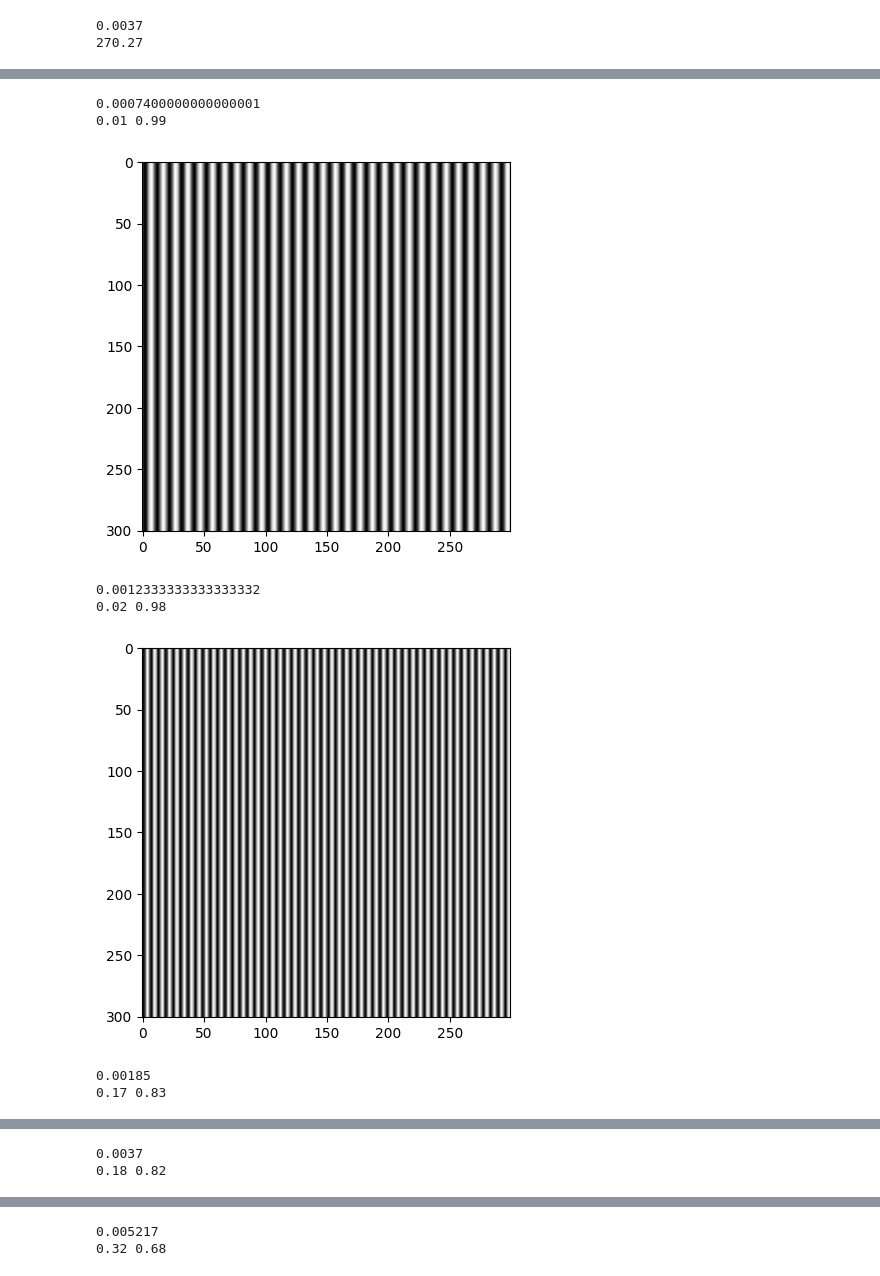
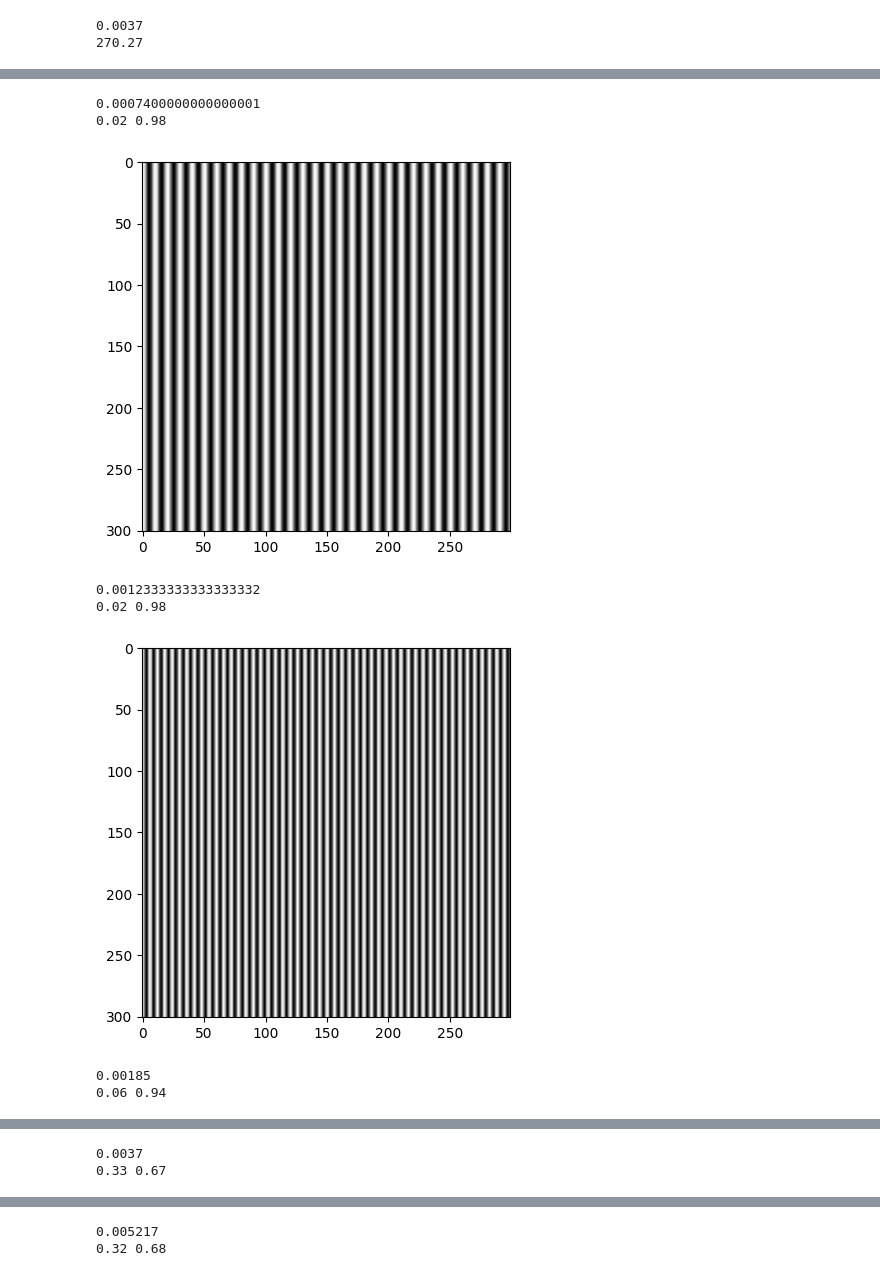
Before and after one commit to GongniR/Mag_2_semester, a Jupyter notebook: TechVision/PW_2/PW_2.ipynb, the cells around one changed output, grey strips where cells are left out. Saved outputs shown, nothing was run; the diff lists cells and outputs as text; code cells hidden in the pictures.

```diff
--- a/TechVision/PW_2/PW_2.ipynb
+++ b/TechVision/PW_2/PW_2.ipynb
@@ -40,10 +45,12 @@ def discretization(freq, phase):
         x += 1/fs
 
     get_image(y)
+    return y
 # %%
-pars = [1/5, 1/3, 1/2, 1, 1.41, 2, 3, 4, 5, 6,7,10, 12, 20,33]
+pars = [1/5, 1/3, 1/2, 1, 1.41, 2, 3, 4, 5, 6,7,10]
+list_sample = []
 for i, par  in enumerate(pars):
-    discretization(par*fs, 0)
+    list_sample.append(discretization(par*fs, 0))
 # %% [output]
 0.0007400000000000001
 0.01 0.99
@@ -67,15 +74,15 @@ for i, par  in enumerate(pars):
 # %%
 for i, par  in enumerate(pars):
-    discretization(par*fs, 1/fs/2)
+    discretization(par*fs, 1)
 # %% [output]
 0.0007400000000000001
-0.01 0.99
+0.02 0.98
-[figure, old version]
+[figure, new version]
 0.0012333333333333332
 0.02 0.98
-[figure, old version]
+[figure, new version]
 0.00185
-0.17 0.83
+0.06 0.94
 [figure]
 0.0037
-0.18 0.82
+0.33 0.67
```
Also changed, not shown: parts of 7 cells of this notebook, 3 other files.
